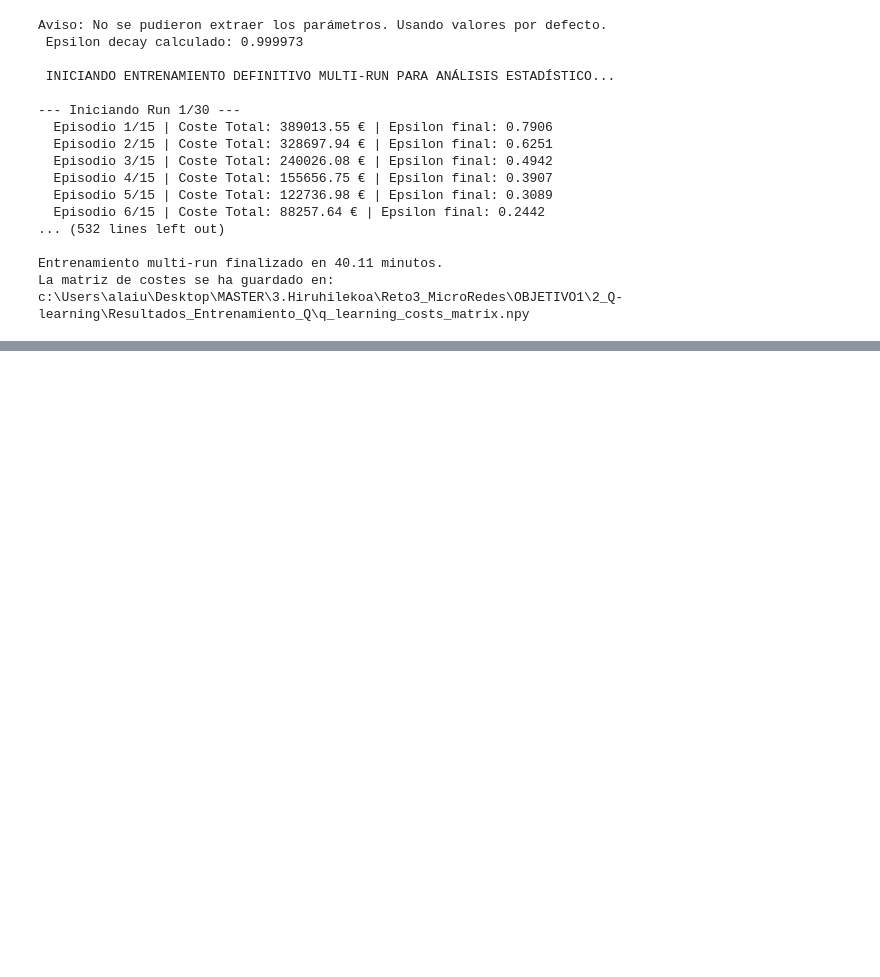
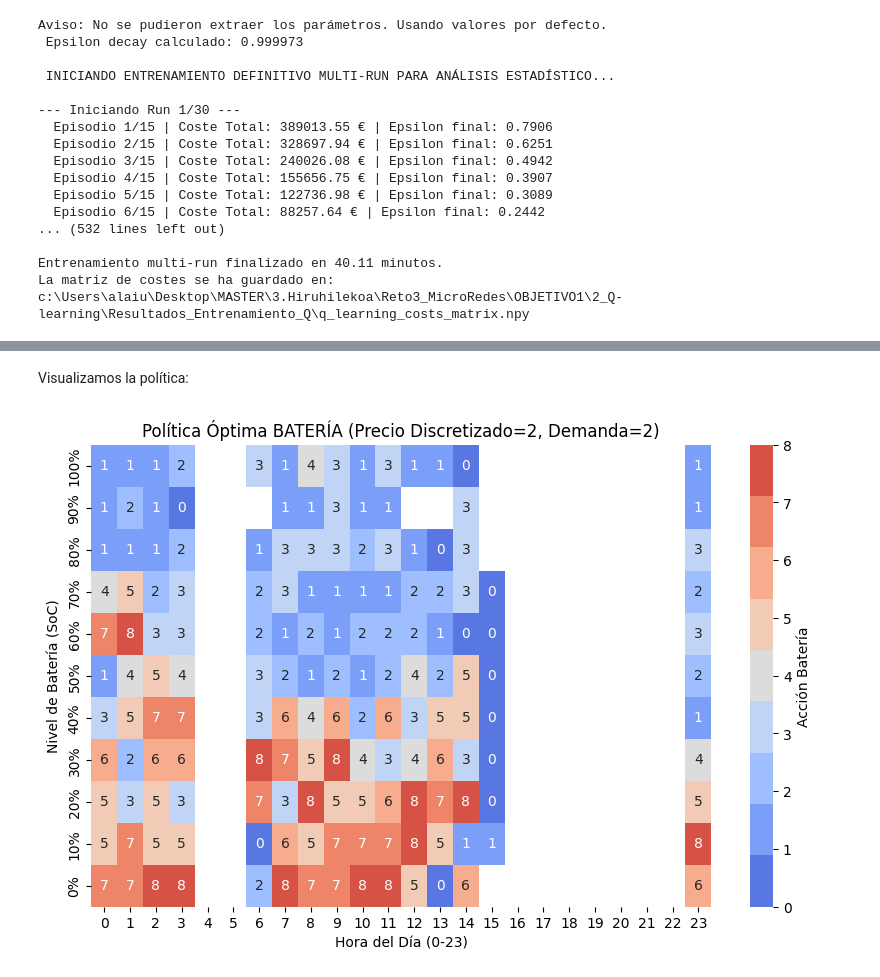
Before and after one commit to palvcam/Reto3_MicroRedes, a Jupyter notebook: OBJETIVO1/2_Q-learning/2_q-learning.ipynb, the cells around one changed output, grey strips where cells are left out. Saved outputs shown, nothing was run; the diff lists cells and outputs as text; code cells hidden in the pictures; blank space fills up the shorter version.

```diff
--- a/OBJETIVO1/2_Q-learning/2_q-learning.ipynb
+++ b/OBJETIVO1/2_Q-learning/2_q-learning.ipynb
@@ -693,0 +747,6 @@ c:\Users\alaiu\Desktop\MASTER\3.Hiruhilekoa\Reto3_MicroRedes\OBJETIVO1\2_Q-learn
+# %% [markdown]
+Visualizamos la política:
+# %%
+visualizar_politica(Q_cargada, precio_fijo=2, carga_fija=2)
+# %% [output]
+[figure, added]
```
Also changed, not shown: parts of 11 cells of this notebook.
